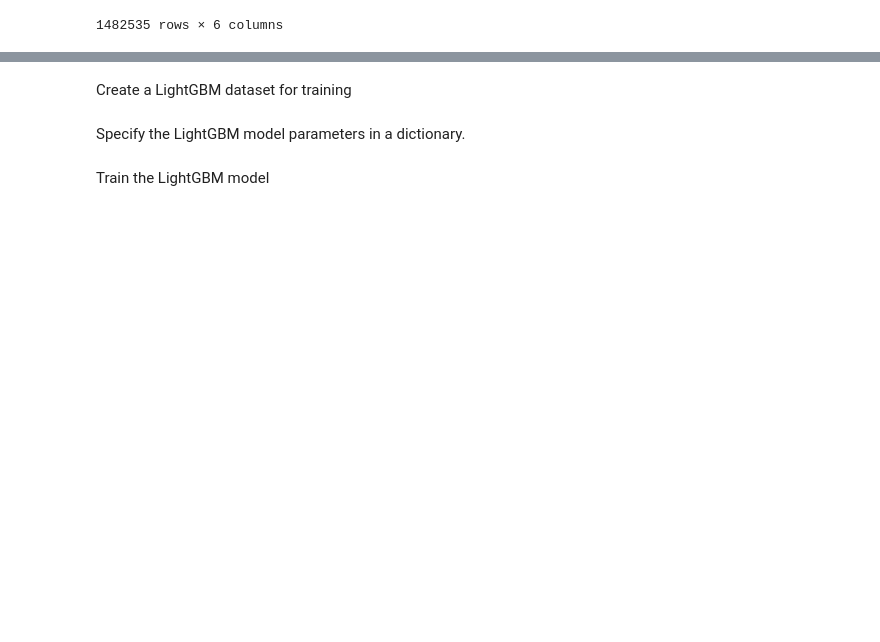
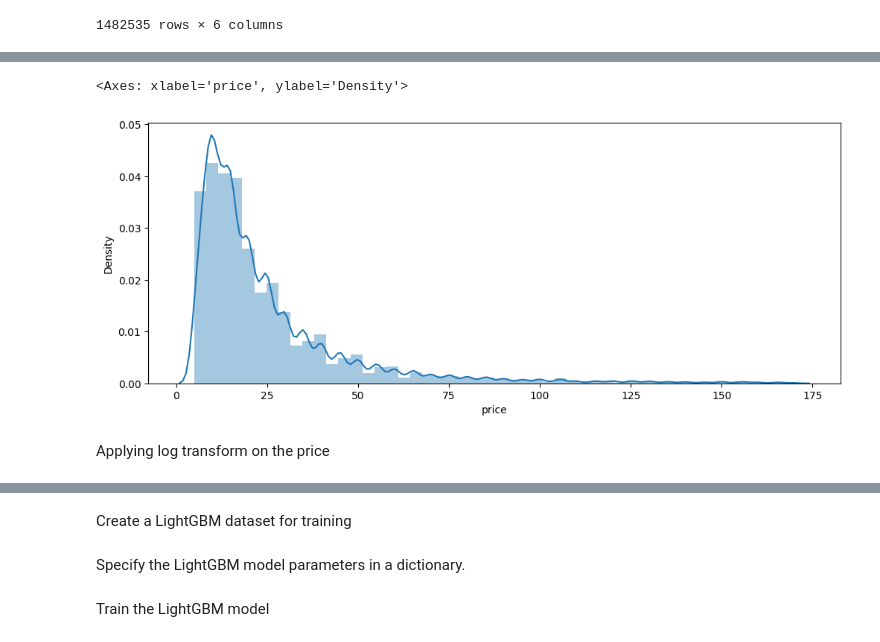
Before and after one commit to danielsimon4/price_recommender, a Jupyter notebook: price_recommender.ipynb, the cells around one changed output, grey strips where cells are left out. Cells and saved outputs as stored; diff of their text form; code cells hidden in the pictures; blank space fills up the shorter version.

```diff
--- a/price_recommender.ipynb
+++ b/price_recommender.ipynb
@@ -123,2 +140,2 @@ Delete sales where the price was zero
 # %%
-df = df[df['price'] != 0]
+df = df[df['price']>=5]
@@ -124,0 +152,9 @@ df = df[df['price'] != 0]
+# %%
+plt.figure(figsize=(12,10))
+plt.subplot(211)
+sns.distplot(df['price'])
+# %% [output]
+<Axes: xlabel='price', ylabel='Density'>
+[figure, added]
+# %% [markdown]
+Applying log transform on the price
```
Also changed, not shown: parts of 110 cells of this notebook, 9 other files.
